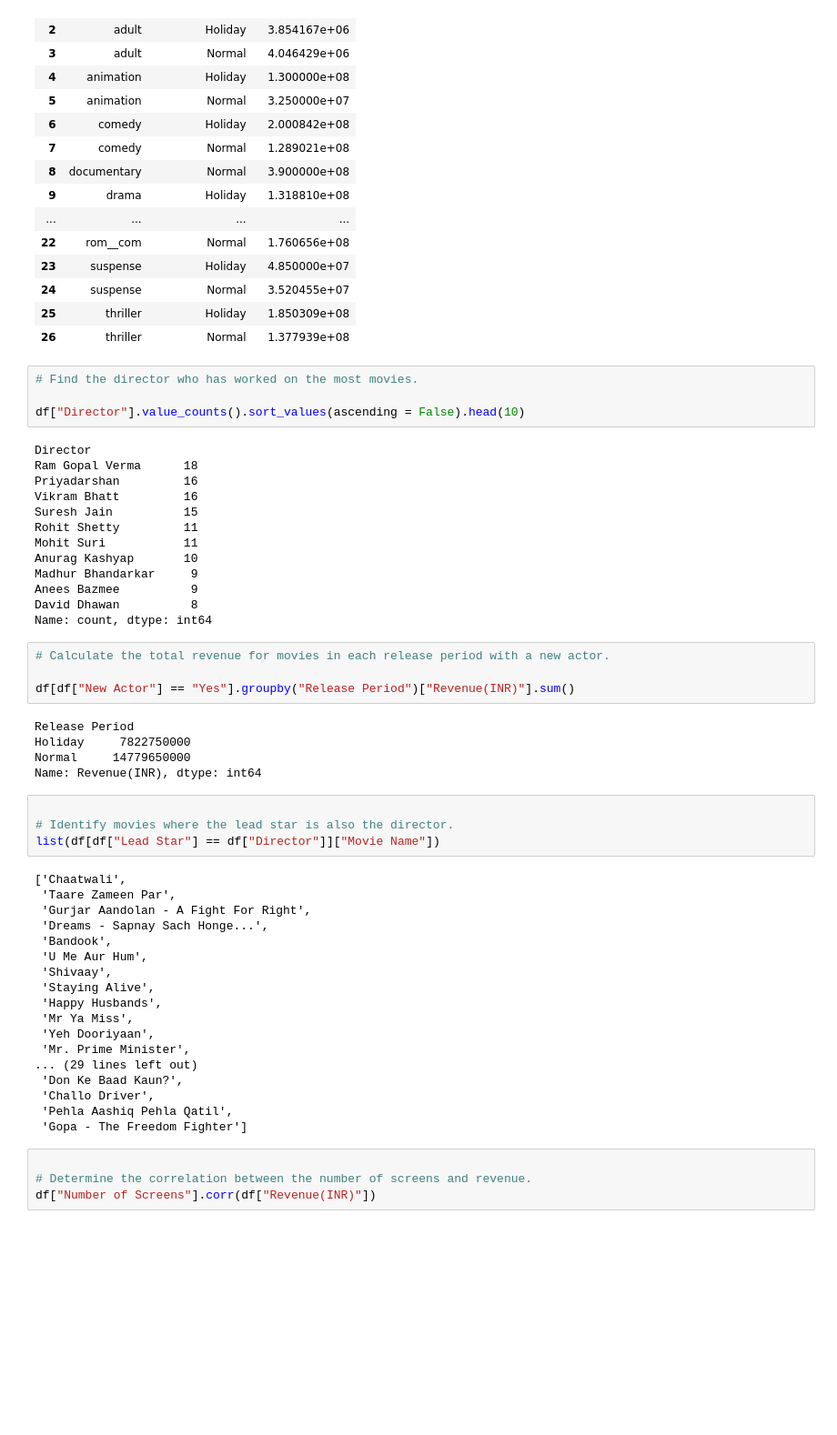
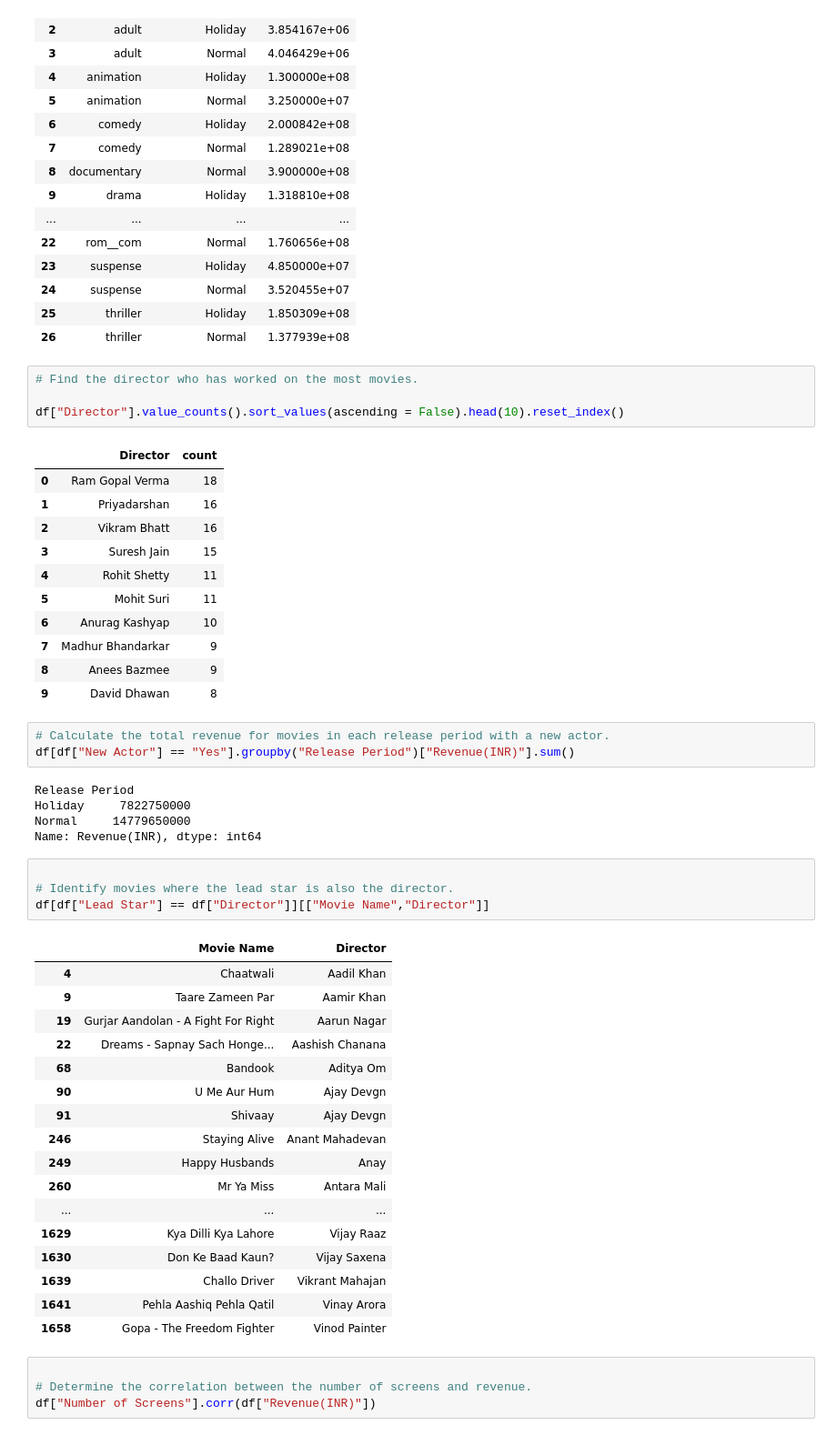
Before and after one commit to rahulbhoyar1995/Kaggle-Data-Analysis-Projects, a Jupyter notebook: bollywood-movies-dataset-analysis.ipynb, the cells around one changed output. Shown: that part at 91% size. Drawn from its saved outputs; the diff is of its cells as text; blank space fills up the shorter version.

Commit message:
Kaggle Notebook | Bollywood Movies Dataset Analysis | Version 6

```diff
--- a/bollywood-movies-dataset-analysis.ipynb
+++ b/bollywood-movies-dataset-analysis.ipynb
@@ -258,23 +257,21 @@ result
 # %%
 # Find the director who has worked on the most movies.
 
-df["Director"].value_counts().sort_values(ascending = False).head(10)
+df["Director"].value_counts().sort_values(ascending = False).head(10).reset_index()
 # %% [output]
-Director
-Ram Gopal Verma      18
-Priyadarshan         16
-Vikram Bhatt         16
-Suresh Jain          15
-Rohit Shetty         11
-Mohit Suri           11
-Anurag Kashyap       10
-Madhur Bhandarkar     9
-Anees Bazmee          9
-David Dhawan          8
-Name: count, dtype: int64
+|  | Director | count |
+| 0 | Ram Gopal Verma | 18 |
+| 1 | Priyadarshan | 16 |
+| 2 | Vikram Bhatt | 16 |
+| 3 | Suresh Jain | 15 |
+| 4 | Rohit Shetty | 11 |
+| 5 | Mohit Suri | 11 |
+| 6 | Anurag Kashyap | 10 |
+| 7 | Madhur Bhandarkar | 9 |
+| 8 | Anees Bazmee | 9 |
+| 9 | David Dhawan | 8 |
 # %%
 # Calculate the total revenue for movies in each release period with a new actor.
-
 df[df["New Actor"] == "Yes"].groupby("Release Period")["Revenue(INR)"].sum()
 # %% [output]
 Release Period
@@ -284,25 +281,25 @@ Name: Revenue(INR), dtype: int64
 # %%
 
 # Identify movies where the lead star is also the director.
-list(df[df["Lead Star"] == df["Director"]]["Movie Name"])
+df[df["Lead Star"] == df["Director"]][["Movie Name","Director"]]
 # %% [output]
-['Chaatwali',
- 'Taare Zameen Par',
- 'Gurjar Aandolan - A Fight For Right',
- 'Dreams - Sapnay Sach Honge...',
- 'Bandook',
- 'U Me Aur Hum',
- 'Shivaay',
- 'Staying Alive',
- 'Happy Husbands',
- 'Mr Ya Miss',
- 'Yeh Dooriyaan',
- 'Mr. Prime Minister',
-... (29 lines left out)
- 'Don Ke Baad Kaun?',
- 'Challo Driver',
- 'Pehla Aashiq Pehla Qatil',
- 'Gopa - The Freedom Fighter']
+|  | Movie Name | Director |
+| 4 | Chaatwali | Aadil Khan |
+| 9 | Taare Zameen Par | Aamir Khan |
+| 19 | Gurjar Aandolan - A Fight For Right | Aarun Nagar |
+| 22 | Dreams - Sapnay Sach Honge... | Aashish Chanana |
+| 68 | Bandook | Aditya Om |
+| 90 | U Me Aur Hum | Ajay Devgn |
+| 91 | Shivaay | Ajay Devgn |
+| 246 | Staying Alive | Anant Mahadevan |
+| 249 | Happy Husbands | Anay |
+| 260 | Mr Ya Miss | Antara Mali |
+| ... | ... | ... |
+| 1629 | Kya Dilli Kya Lahore | Vijay Raaz |
+| 1630 | Don Ke Baad Kaun? | Vijay Saxena |
+| 1639 | Challo Driver | Vikrant Mahajan |
+| 1641 | Pehla Aashiq Pehla Qatil | Vinay Arora |
+| 1658 | Gopa - The Freedom Fighter | Vinod Painter |
 # %%
 
 # Determine the correlation between the number of screens and revenue.
```
Also changed, not shown: parts of 25 cells of this notebook.
